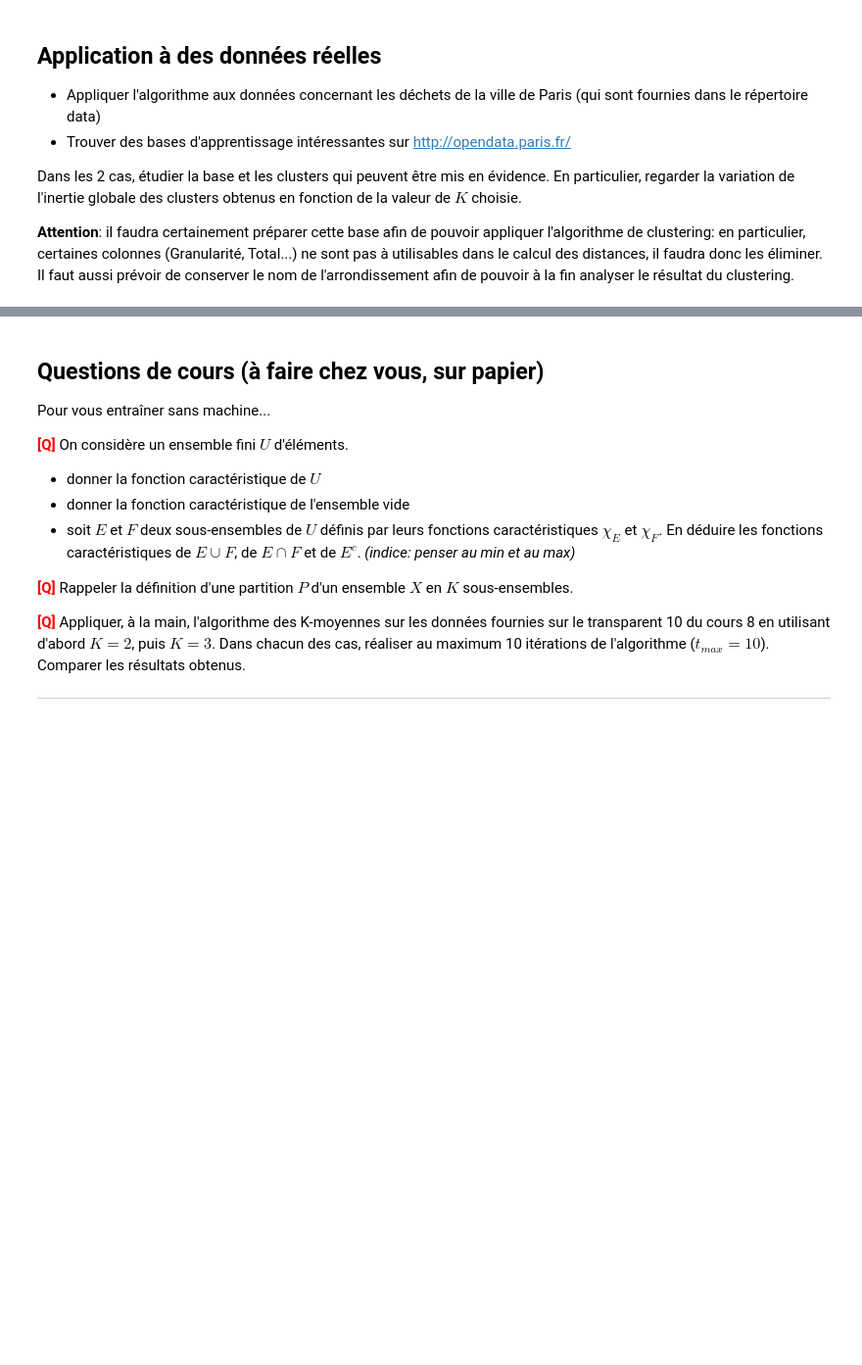
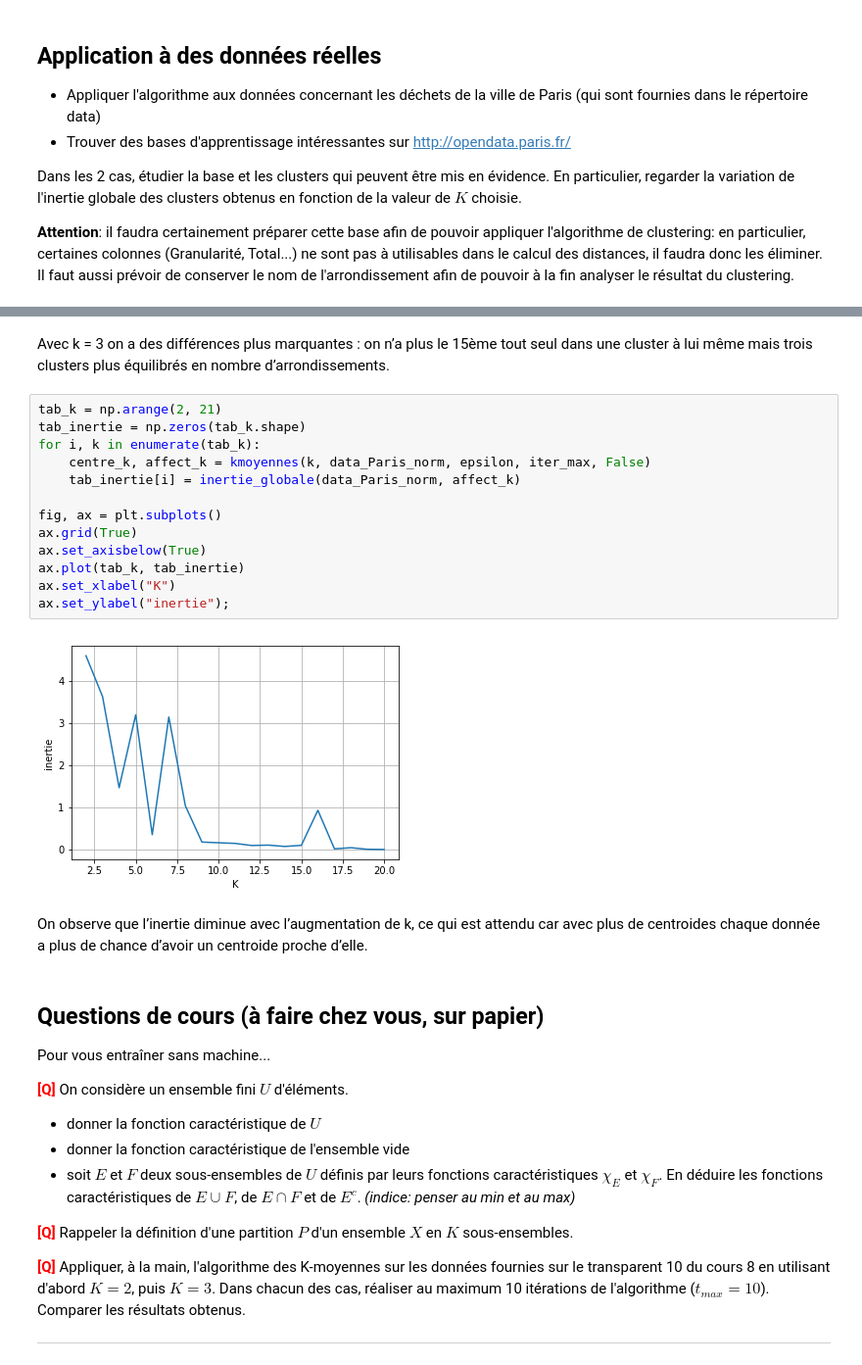
Before and after one commit to arianacarnielli/3I026, a Jupyter notebook: tme08/TME08-Carnielli.ipynb, the cells around one changed output, grey strips where cells are left out. Shown: that part at 98% size. Cells and saved outputs as stored; diff of their text form; blank space fills up the shorter version.

```diff
--- a/tme08/TME08-Carnielli.ipynb
+++ b/tme08/TME08-Carnielli.ipynb
@@ -354,3 +469,22 @@ Dans les 2 cas, étudier la base et les clusters qui peuvent être mis en évide
+# %% [markdown]
+Avec k = 3 on a des différences plus marquantes : on n’a plus le 15ème tout seul dans une cluster à lui même mais trois clusters plus équilibrés en nombre d’arrondissements.
+# %%
+tab_k = np.arange(2, 21)
+tab_inertie = np.zeros(tab_k.shape)
+for i, k in enumerate(tab_k):
+    centre_k, affect_k = kmoyennes(k, data_Paris_norm, epsilon, iter_max, False)
+    tab_inertie[i] = inertie_globale(data_Paris_norm, affect_k)
+
+fig, ax = plt.subplots()
+ax.grid(True)
+ax.set_axisbelow(True)
+ax.plot(tab_k, tab_inertie)
+ax.set_xlabel("K")
+ax.set_ylabel("inertie");
+# %% [output]
+[figure, added]
+# %% [markdown]
+On observe que l’inertie diminue avec l’augmentation de k, ce qui est attendu car avec plus de centroides chaque donnée a plus de chance d’avoir un centroide proche d’elle.
 # %% [markdown]
 ## Questions de cours (à faire chez vous, sur papier)
 
```
Also changed, not shown: parts of 23 cells of this notebook, 8 other files.
